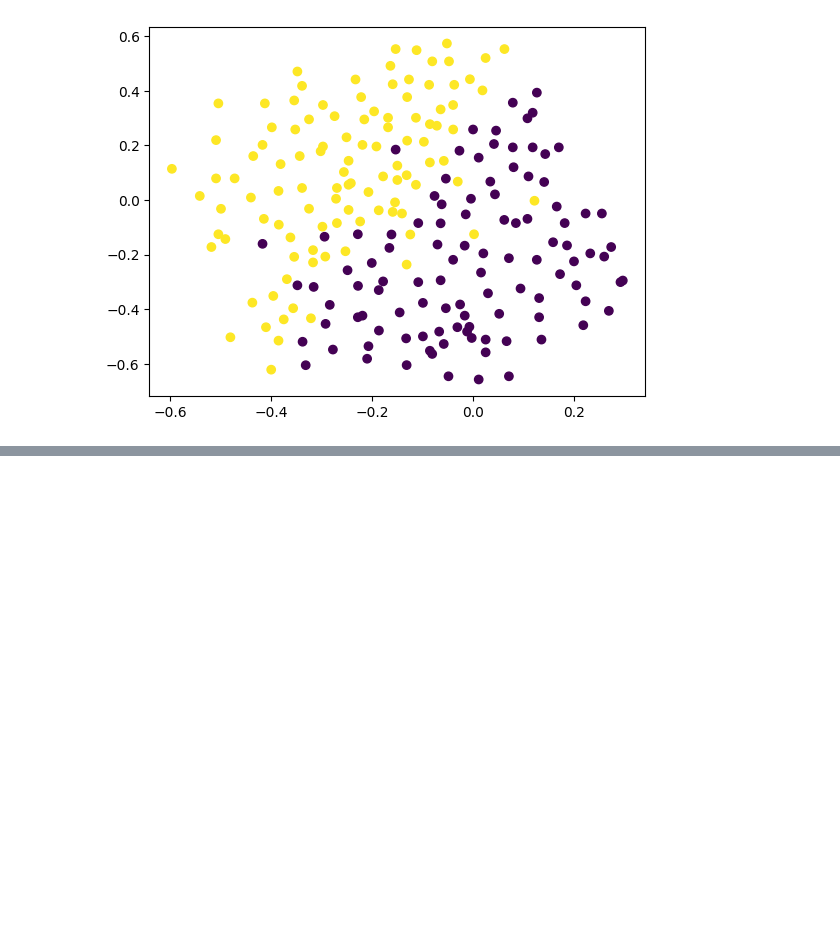
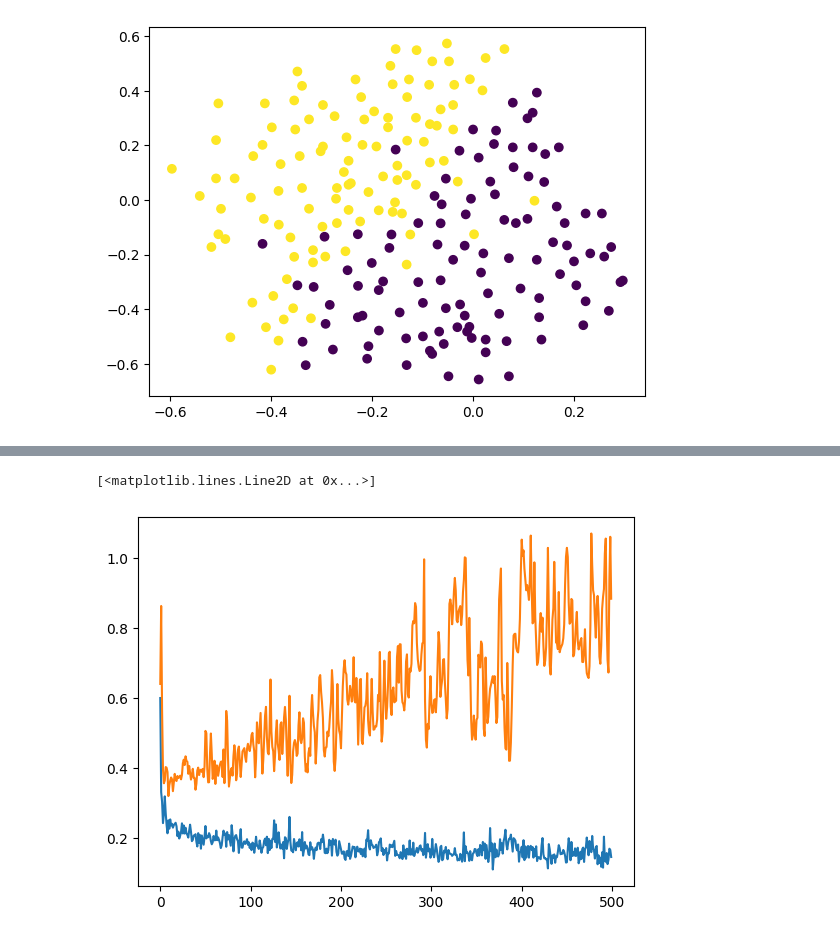
Before and after one commit to SwaroopDangal/DL-learn, a Jupyter notebook: 9.dropout/dropout-class.ipynb, the cells around one changed output, grey strips where cells are left out. Saved outputs shown, nothing was run; the diff lists cells and outputs as text; code cells hidden in the pictures; blank space fills up the shorter version.

```diff
--- a/9.dropout/dropout-class.ipynb
+++ b/9.dropout/dropout-class.ipynb
@@ -322,0 +332,6 @@ Epoch 500/500
+# %%
+plt.plot(history.history['loss'])
+plt.plot(history.history['val_loss'])
+# %% [output]
+[<matplotlib.lines.Line2D at 0x...>]
+[figure, added]
```
Also changed, not shown: parts of 7 cells of this notebook.
